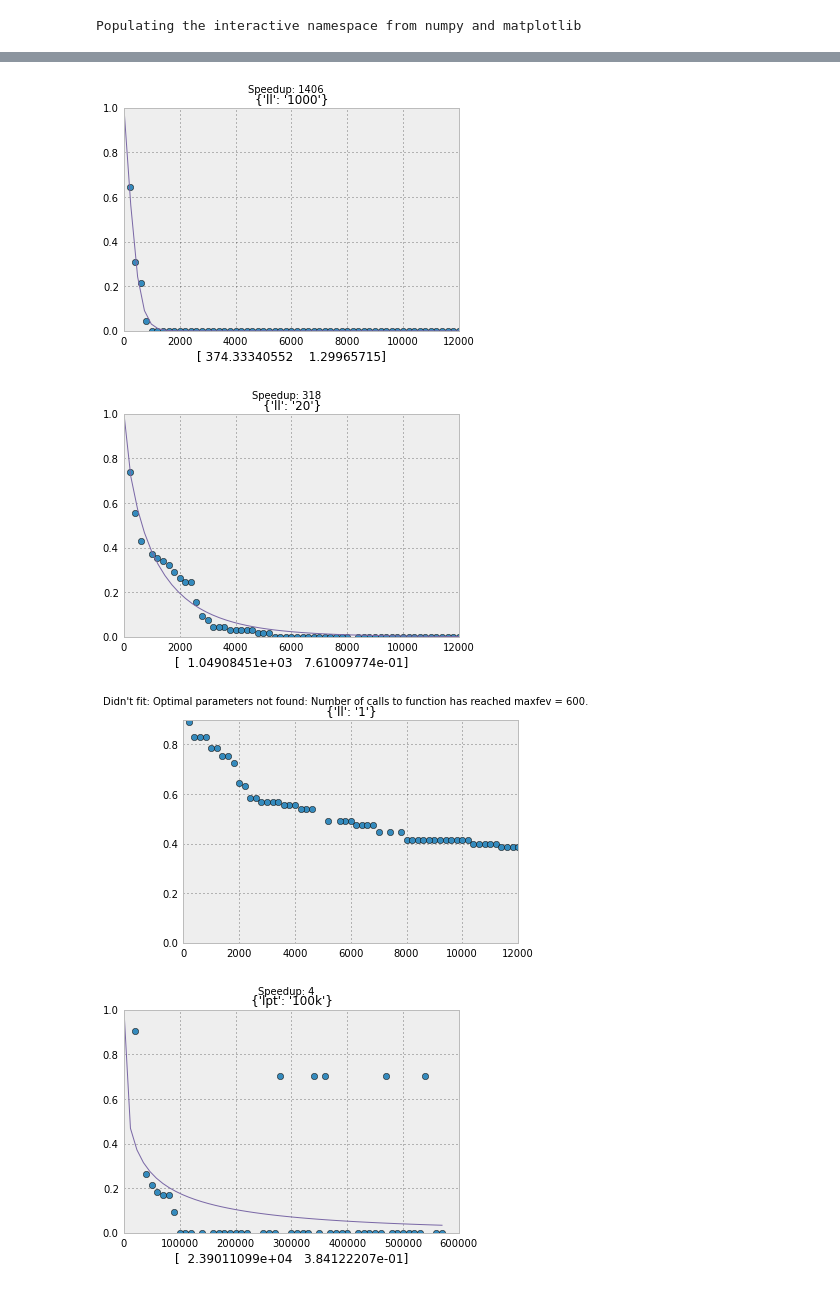
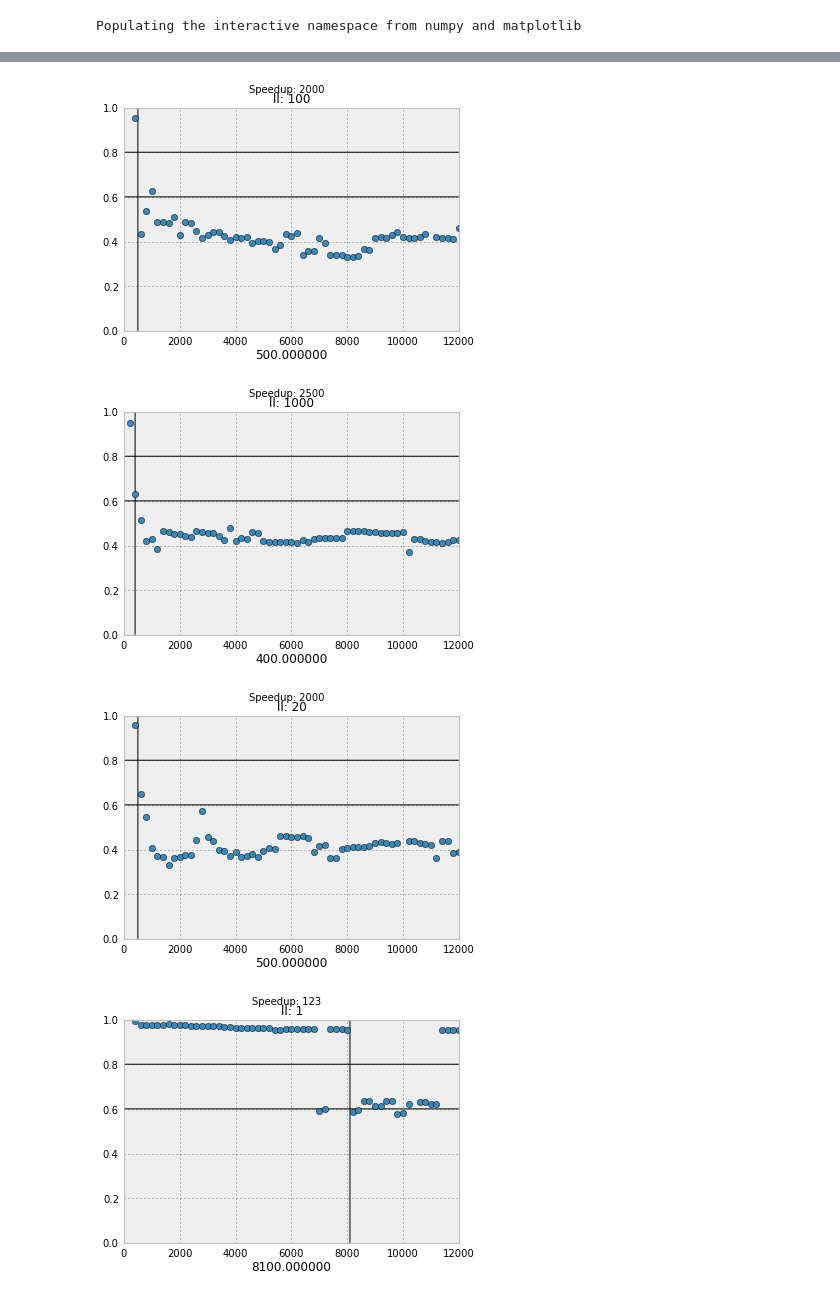
Before and after one commit to mpharrigan/quant-accel, a Jupyter notebook: tmat-accel/mullerkl.ipynb, the cells around one changed output, grey strips where cells are left out. Drawn from its saved outputs; the diff is of its cells as text; code cells hidden in the pictures.

```diff
--- a/tmat-accel/mullerkl.ipynb
+++ b/tmat-accel/mullerkl.ipynb
@@ -10,3 +14,11 @@ import re
+# %%
+# projection style
+results = list()
+dirpath = 'muller2/'
+for fn in os.listdir(dirpath):
+    if re.match(r"quant-projection-.*\.pickl", fn):
+            with open(os.path.join(dirpath, fn)) as f:
+                results.append(pickle.load(f))
 # %%
 results = list()
 walkydir = '../muller2/'
@@ -48,4 +71,4 @@ from quantaccel.fit_and_lump import fit_results, simple_exp, bendy_exp, double_e
 # %%
-out_list = fit_results(results, os.path.join(walkydir, 'fit-figs/'), fit_func=bendy_exp, p0=[1000,1], show=True)
+out_list = fal.fit_results(results, os.path.join(dirpath, 'fit-figs/'), fit_func=fal.cliff_find, p0=[0.8, 0.6], show=True)
 #out_list = fit_results(results, os.path.join(walkydir, 'fit-figs/'), fit_func=double_exp, p0=[0.8, 0.2, 1000,100], show=True)
 # %% [output]
@@ -55,4 +78,4 @@ out_list = fit_results(results, os.path.join(walkydir, 'fit-figs/'), fit_func=be
-[figure, old version]
+[figure, new version]
-[figure, old version]
+[figure, new version]
-[figure, old version]
+[figure, new version]
-[figure, old version]
+[figure, new version]
```
Also changed, not shown: parts of 10 cells of this notebook, 1 other file.
